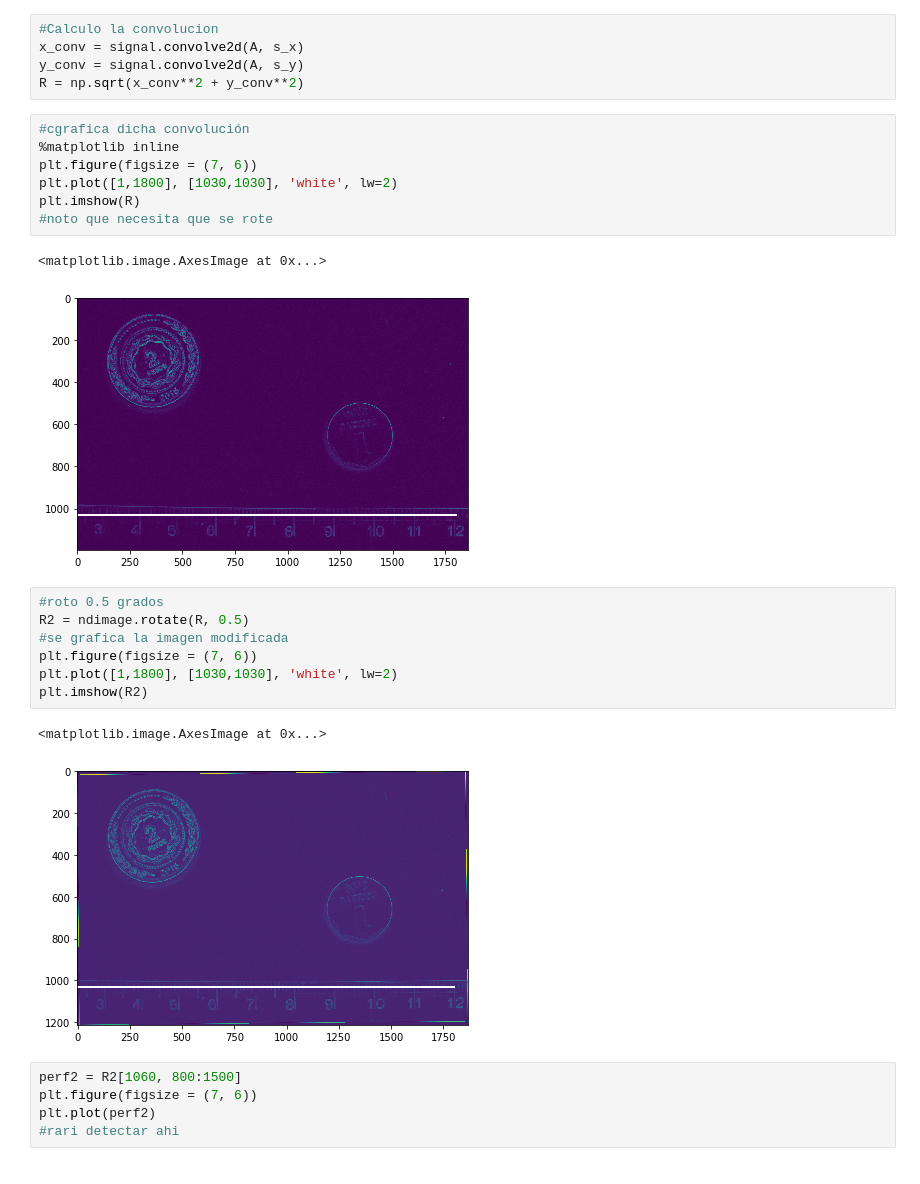
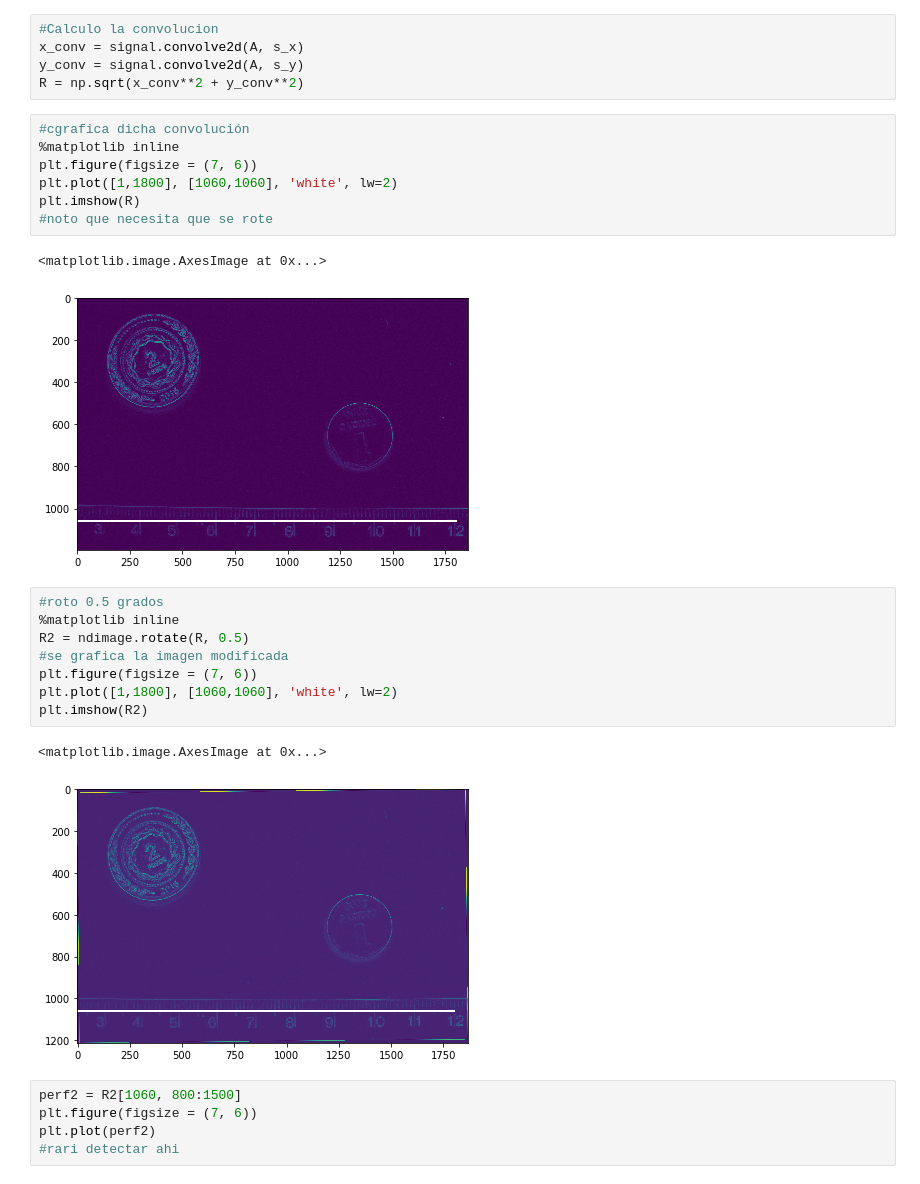
Before and after one commit to LunaKadysz/Laboratorio-4, a Jupyter notebook: Practica1/Practic1.ipynb, the cells around one changed output. Cells and saved outputs as stored; diff of their text form.

```diff
--- a/Practica1/Practic1.ipynb
+++ b/Practica1/Practic1.ipynb
@@ -54,23 +54,24 @@ R = np.sqrt(x_conv**2 + y_conv**2)
 # %%
 #cgrafica dicha convolución
 %matplotlib inline
 plt.figure(figsize = (7, 6))
-plt.plot([1,1800], [1030,1030], 'white', lw=2)
+plt.plot([1,1800], [1060,1060], 'white', lw=2)
 plt.imshow(R)
 #noto que necesita que se rote
 # %% [output]
 <matplotlib.image.AxesImage at 0x...>
-[figure, old version]
+[figure, new version]
 # %%
 #roto 0.5 grados
+%matplotlib inline
 R2 = ndimage.rotate(R, 0.5)
 #se grafica la imagen modificada
 plt.figure(figsize = (7, 6))
-plt.plot([1,1800], [1030,1030], 'white', lw=2)
+plt.plot([1,1800], [1060,1060], 'white', lw=2)
 plt.imshow(R2)
 # %% [output]
 <matplotlib.image.AxesImage at 0x...>
-[figure, old version]
+[figure, new version]
 # %%
 perf2 = R2[1060, 800:1500]
 plt.figure(figsize = (7, 6))
```
Also changed, not shown: parts of 10 cells of this notebook.
